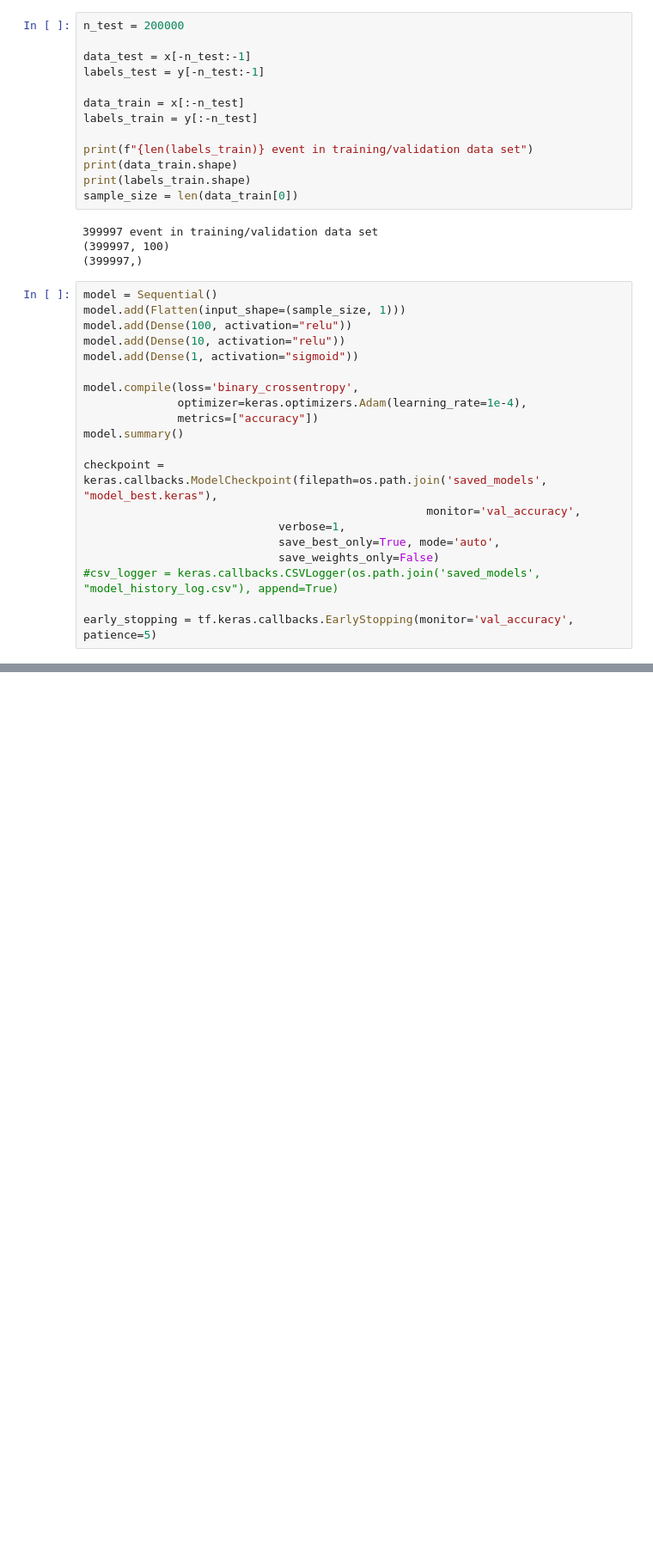
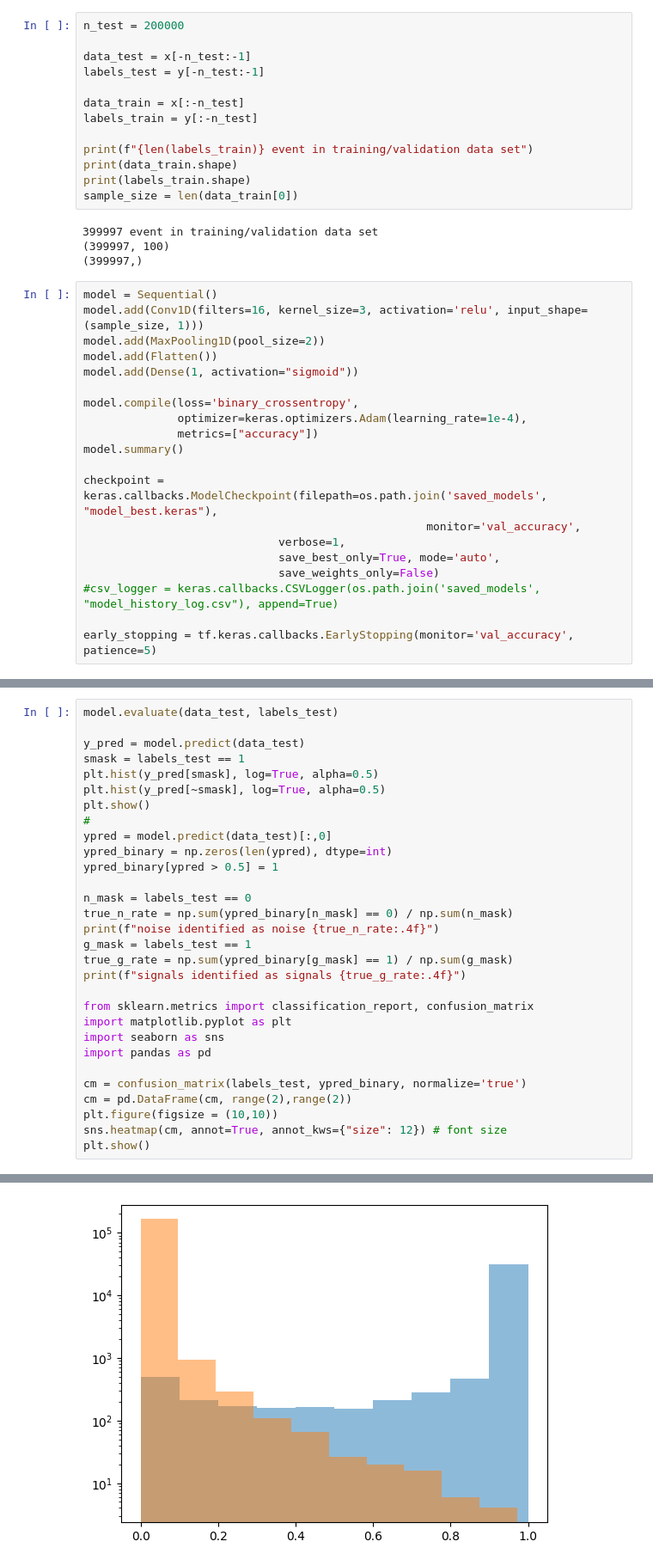
Before and after one commit to elariekerboull/master_uppsala, a Jupyter notebook: Exercise_10_real_time_noise_rejection.ipynb, the cells around one changed output, grey strips where cells are left out. Shown: that part at 86% size. Cells and saved outputs as stored; diff of their text form; blank space fills up the shorter version.

```diff
--- a/Exercise_10_real_time_noise_rejection.ipynb
+++ b/Exercise_10_real_time_noise_rejection.ipynb
@@ -150,9 +152,9 @@ sample_size = len(data_train[0])
 (399997,)
 # %%
 model = Sequential()
-model.add(Flatten(input_shape=(sample_size, 1)))
-model.add(Dense(100, activation="relu"))
-model.add(Dense(10, activation="relu"))
+model.add(Conv1D(filters=16, kernel_size=3, activation='relu', input_shape=(sample_size, 1)))
+model.add(MaxPooling1D(pool_size=2))
+model.add(Flatten())
 model.add(Dense(1, activation="sigmoid"))
 
 model.compile(loss='binary_crossentropy',
@@ -207,0 +213,31 @@ Epoch 40: val_accuracy did not improve from 0.99586
+# %%
+model.evaluate(data_test, labels_test)
+
+y_pred = model.predict(data_test)
+smask = labels_test == 1
+plt.hist(y_pred[smask], log=True, alpha=0.5)
+plt.hist(y_pred[~smask], log=True, alpha=0.5)
+plt.show()
+#
+ypred = model.predict(data_test)[:,0]
+ypred_binary = np.zeros(len(ypred), dtype=int)
+ypred_binary[ypred > 0.5] = 1
+
+n_mask = labels_test == 0
+true_n_rate = np.sum(ypred_binary[n_mask] == 0) / np.sum(n_mask)
+print(f"noise identified as noise {true_n_rate:.4f}")
+g_mask = labels_test == 1
+true_g_rate = np.sum(ypred_binary[g_mask] == 1) / np.sum(g_mask)
+print(f"signals identified as signals {true_g_rate:.4f}")
+
+from sklearn.metrics import classification_report, confusion_matrix
+import matplotlib.pyplot as plt
+import seaborn as sns
+import pandas as pd
+
+cm = confusion_matrix(labels_test, ypred_binary, normalize='true')
+cm = pd.DataFrame(cm, range(2),range(2))
+plt.figure(figsize = (10,10))
+sns.heatmap(cm, annot=True, annot_kws={"size": 12}) # font size
+plt.show()
+# %% [output]
@@ -207,0 +246 @@ Epoch 40: val_accuracy did not improve from 0.99586
+[figure, added]
```
Also changed, not shown: parts of 11 cells of this notebook.
